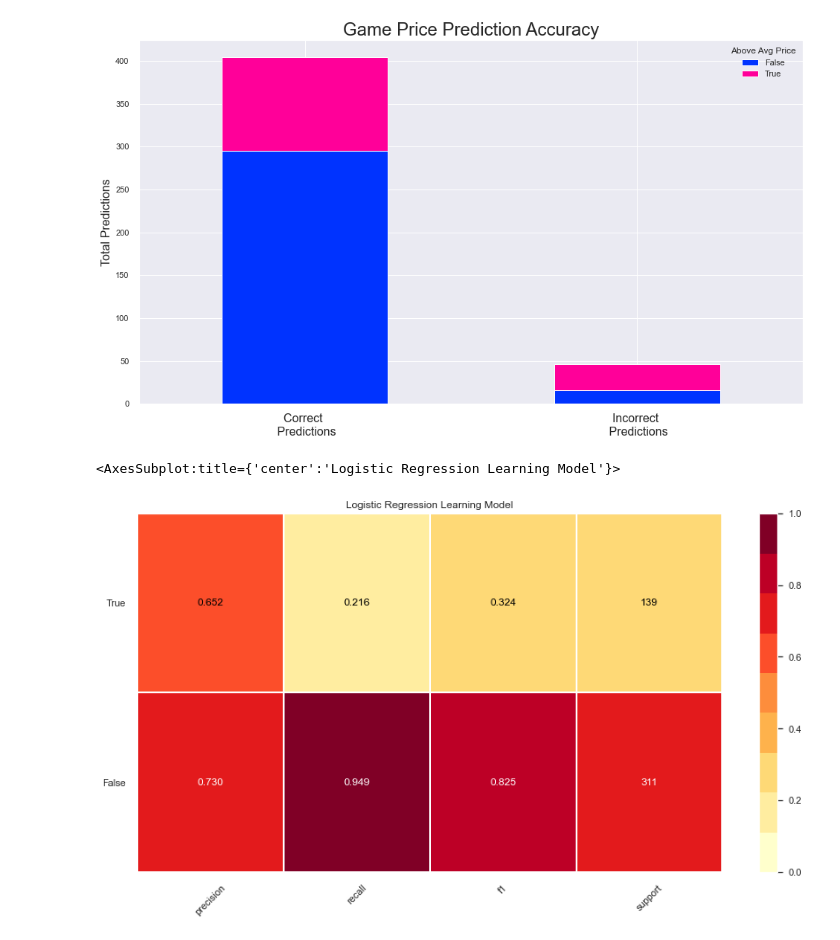
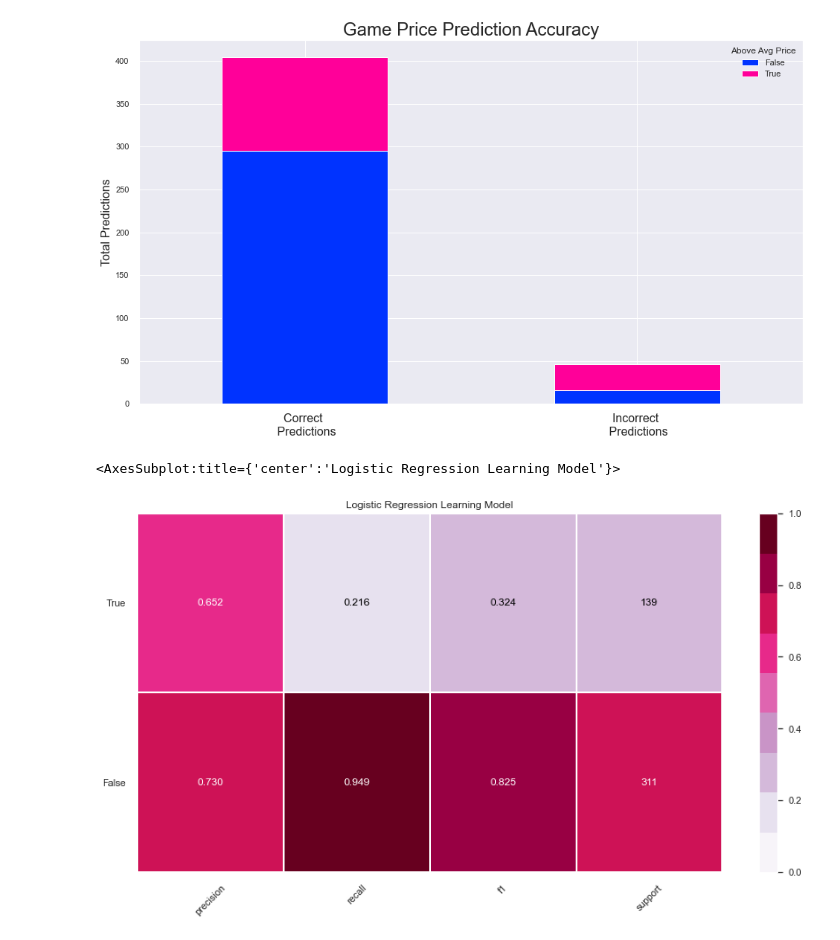
Before and after one commit to Nicole1701/video-game-prediction, a Jupyter notebook: notebooks/logistic_reg_model.ipynb, the cells around one changed output. Cells and saved outputs as stored; diff of their text form; code cells hidden in the pictures.

Commit message:
changed report colors

```diff
--- a/notebooks/logistic_reg_model.ipynb
+++ b/notebooks/logistic_reg_model.ipynb
@@ -107,10 +106,10 @@ from yellowbrick.style import set_palette
 # %%
 # Instantiate the classification model and visualizer
 visualizer = ClassificationReport(logmodel, support=True, title="Logistic Regression Learning Model",
-                                  color="bold", size=(900, 500))
+                                  cmap='PuRd', size=(900, 500))
 visualizer.fit(X_train, y_train)  # Fit the visualizer and the model
 visualizer.score(X_test, y_test)  # Evaluate the model on the test data
 visualizer.show(outpath="../static/img/report_plot.png") # Draw/show the data
 # %% [output]
 <AxesSubplot:title={'center':'Logistic Regression Learning Model'}>
-[figure, old version]
+[figure, new version]
```
Also changed, not shown: parts of 1 cell of this notebook, 1 other file.
